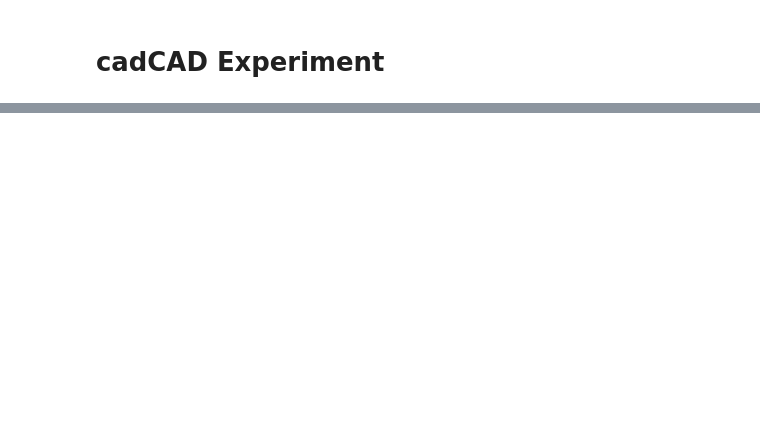
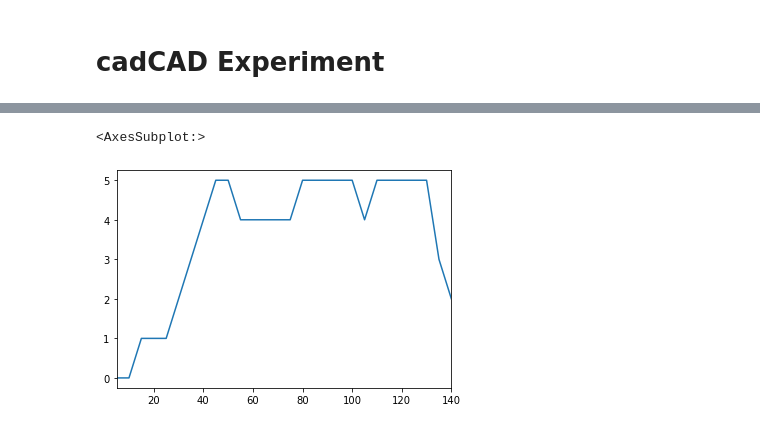
Before and after one commit to BlockScience/proposal-inverter, a Jupyter notebook: experiment.ipynb, the cells around one changed output, grey strips where cells are left out. Drawn from its saved outputs; the diff is of its cells as text; code cells hidden in the pictures; blank space fills up the shorter version.

```diff
--- a/experiment.ipynb
+++ b/experiment.ipynb
@@ -26,0 +37,5 @@ SimIDs   : [0]
+# %%
+df.num_member_brokers.plot()
+# %% [output]
+<AxesSubplot:>
+[figure, added]
```
Also changed, not shown: parts of 3 cells of this notebook, 6 other files.
